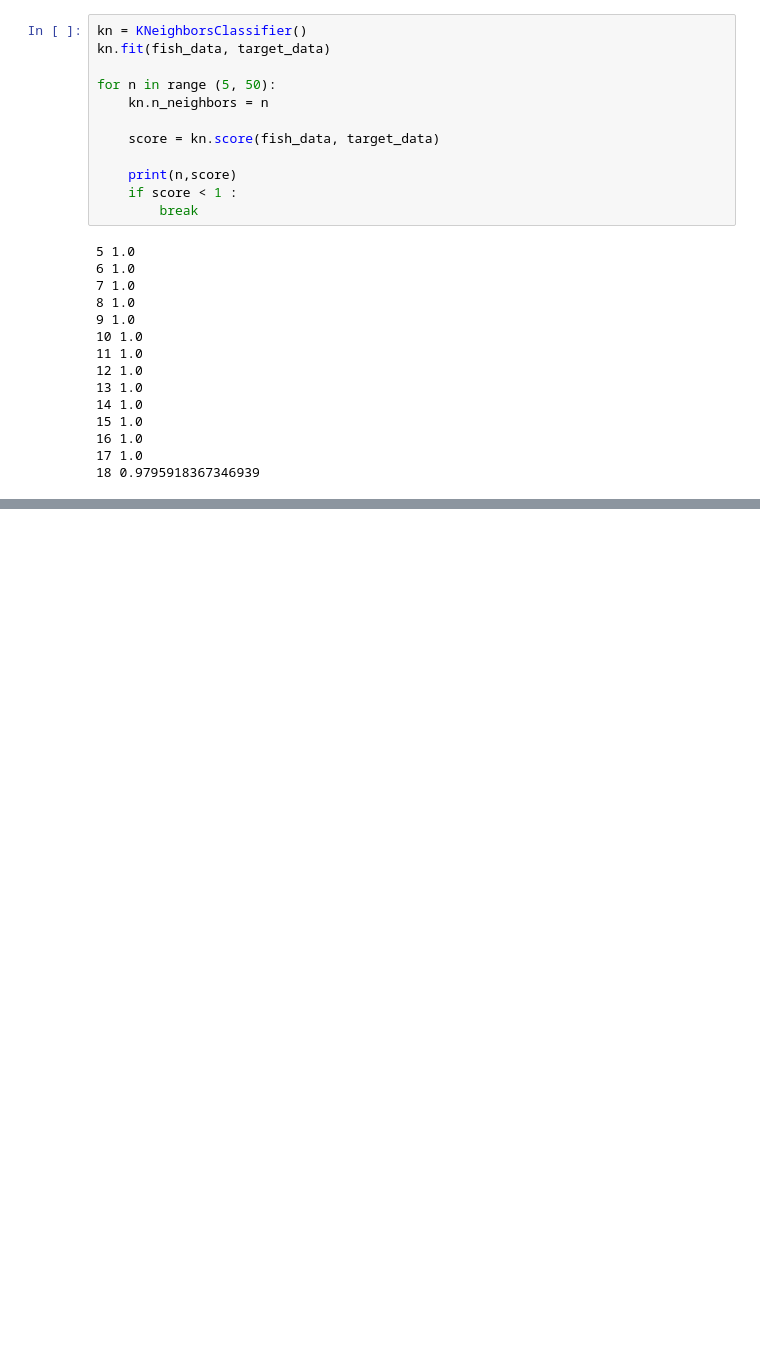
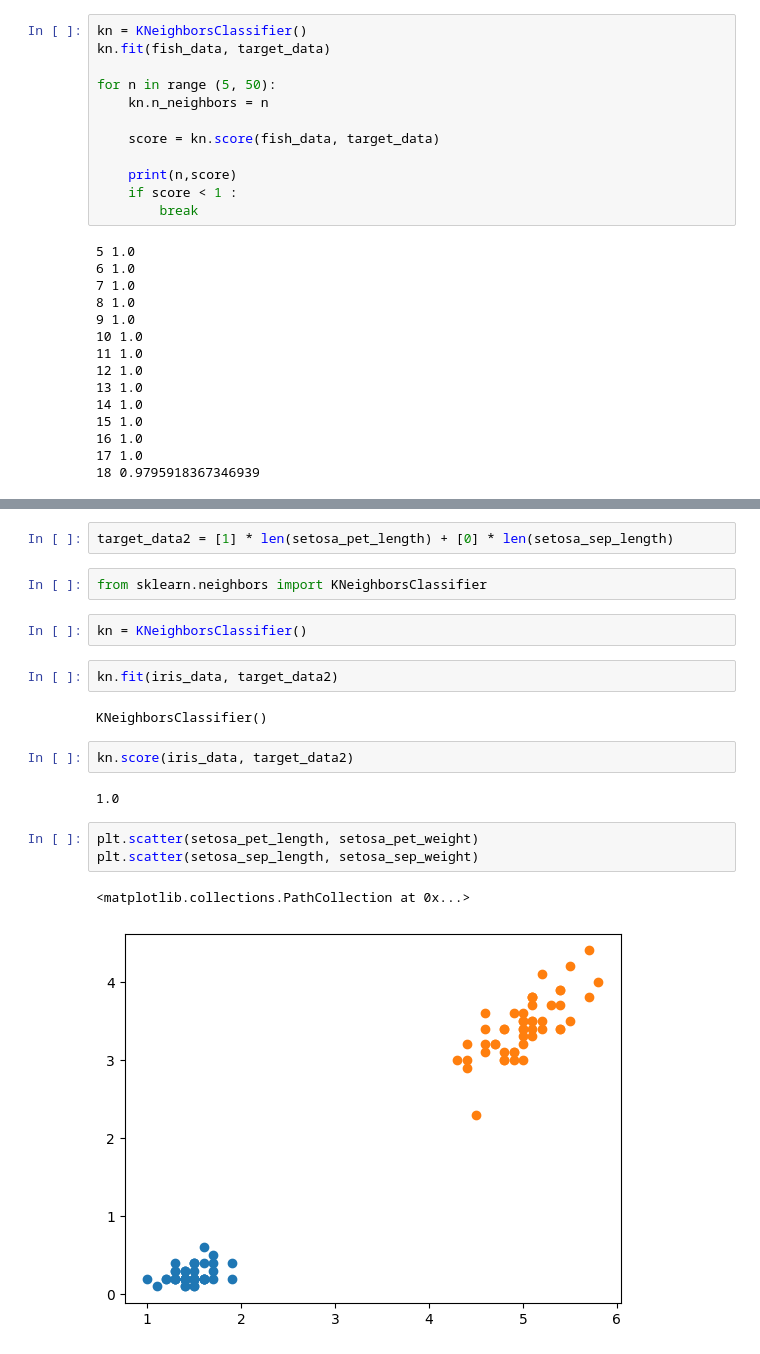
Before and after one commit to ParkJinGyeong/ML-DL, a Jupyter notebook: 01-3.ipynb, the cells around one changed output, grey strips where cells are left out. Saved outputs shown, nothing was run; the diff lists cells and outputs as text; blank space fills up the shorter version.

```diff
--- a/01-3.ipynb
+++ b/01-3.ipynb
@@ -222,0 +374,20 @@ for n in range (5, 50):
+# %%
+target_data2 = [1] * len(setosa_pet_length) + [0] * len(setosa_sep_length)
+# %%
+from sklearn.neighbors import KNeighborsClassifier
+# %%
+kn = KNeighborsClassifier()
+# %%
+kn.fit(iris_data, target_data2)
+# %% [output]
+KNeighborsClassifier()
+# %%
+kn.score(iris_data, target_data2)
+# %% [output]
+1.0
+# %%
+plt.scatter(setosa_pet_length, setosa_pet_weight)
+plt.scatter(setosa_sep_length, setosa_sep_weight)
+# %% [output]
+<matplotlib.collections.PathCollection at 0x...>
+[figure, added]
```
Also changed, not shown: parts of 28 cells of this notebook, 1 other file.
